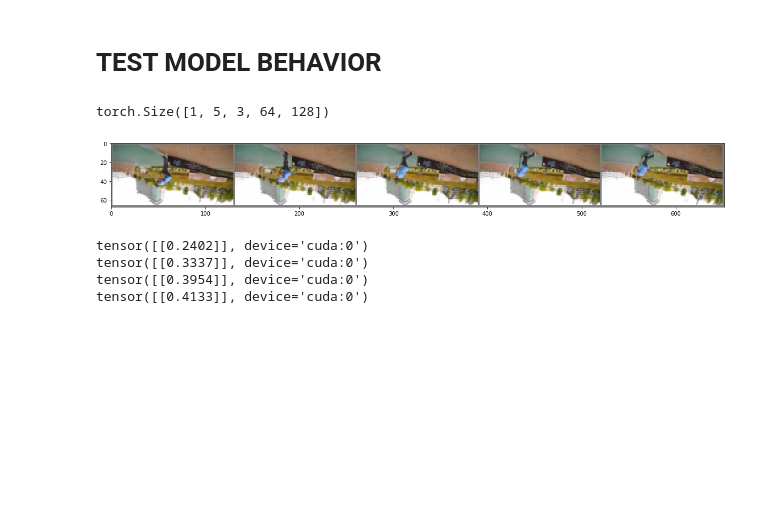
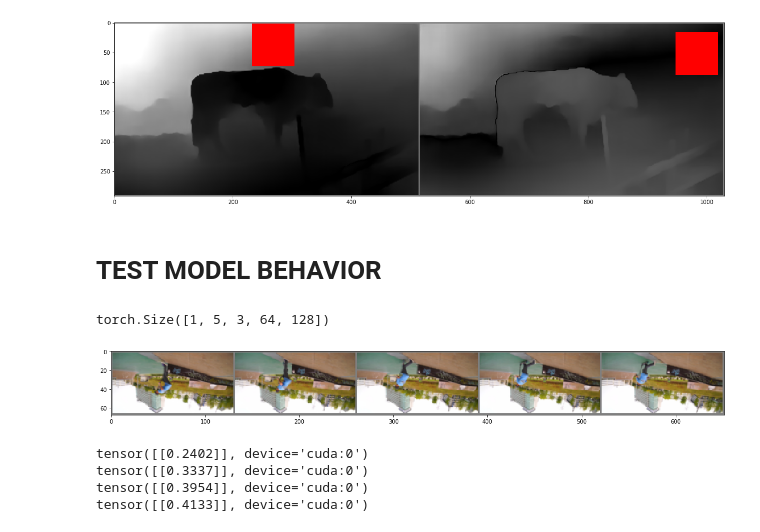
Before and after one commit to cianhwang/pyFusion, a Jupyter notebook: PolicyNet_test.ipynb, the cells around one changed output. Drawn from its saved outputs; the diff is of its cells as text; code cells hidden in the pictures; blank space fills up the shorter version.

```diff
--- a/PolicyNet_test.ipynb
+++ b/PolicyNet_test.ipynb
@@ -45,3 +91,28 @@ model = model.eval()
+# %%
+h, l = reset()
+imgs = []
+mus = []
+img = np.load("/home/qian/Documents/datasets/DAVIS/viz_predictions/cows/00001.npy")
+img = (np.clip(np.abs(img - 1.5)/3, 0, 1)*255.0).astype(np.uint8)
+img_resized = cv2.resize(img, (128, 64))
+input_t = torch.tensor(img_resized/127.5 - 1.0).float().cuda().unsqueeze(0).unsqueeze(0)
+h, mu, l, b, p = model(input_t, l, h)
+imgs.append(img)
+mus.append(mu)
+
+h, l = reset()
+img = np.load("/home/qian/Documents/datasets/DAVIS/viz_predictions/cows/00001.npy")
+img = (np.clip(np.abs(img - 2.5)/3, 0, 1)*255.0).astype(np.uint8)
+img_resized = cv2.resize(img, (128, 64))
+input_t = torch.tensor(img_resized/127.5 - 1.0).float().cuda().unsqueeze(0).unsqueeze(0)
+h, mu, l, b, p = model(input_t, l, h)
+imgs.append(img)
+mus.append(mu)
+
+input_show = torch.tensor(np.stack(imgs)/127.5 - 1.0).float().cuda().unsqueeze(1)
+imshow(torchvision.utils.make_grid(color_region(input_show.repeat(1, 3, 1, 1), torch.stack(mus).squeeze())).cpu())
+# %% [output]
+[figure, added]
 # %% [markdown]
 # TEST MODEL BEHAVIOR
 # %%
```
Also changed, not shown: parts of 3 cells of this notebook.
